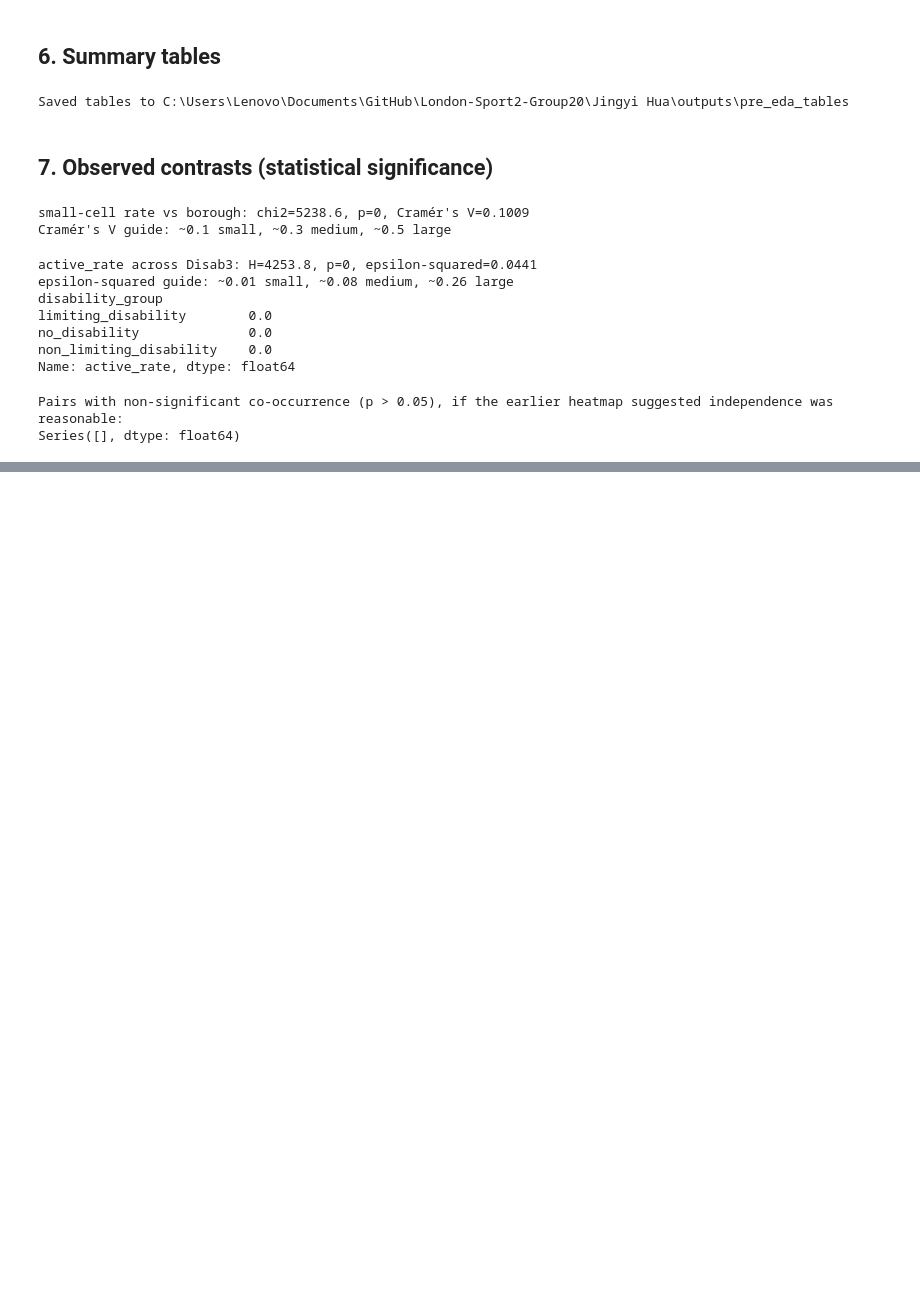
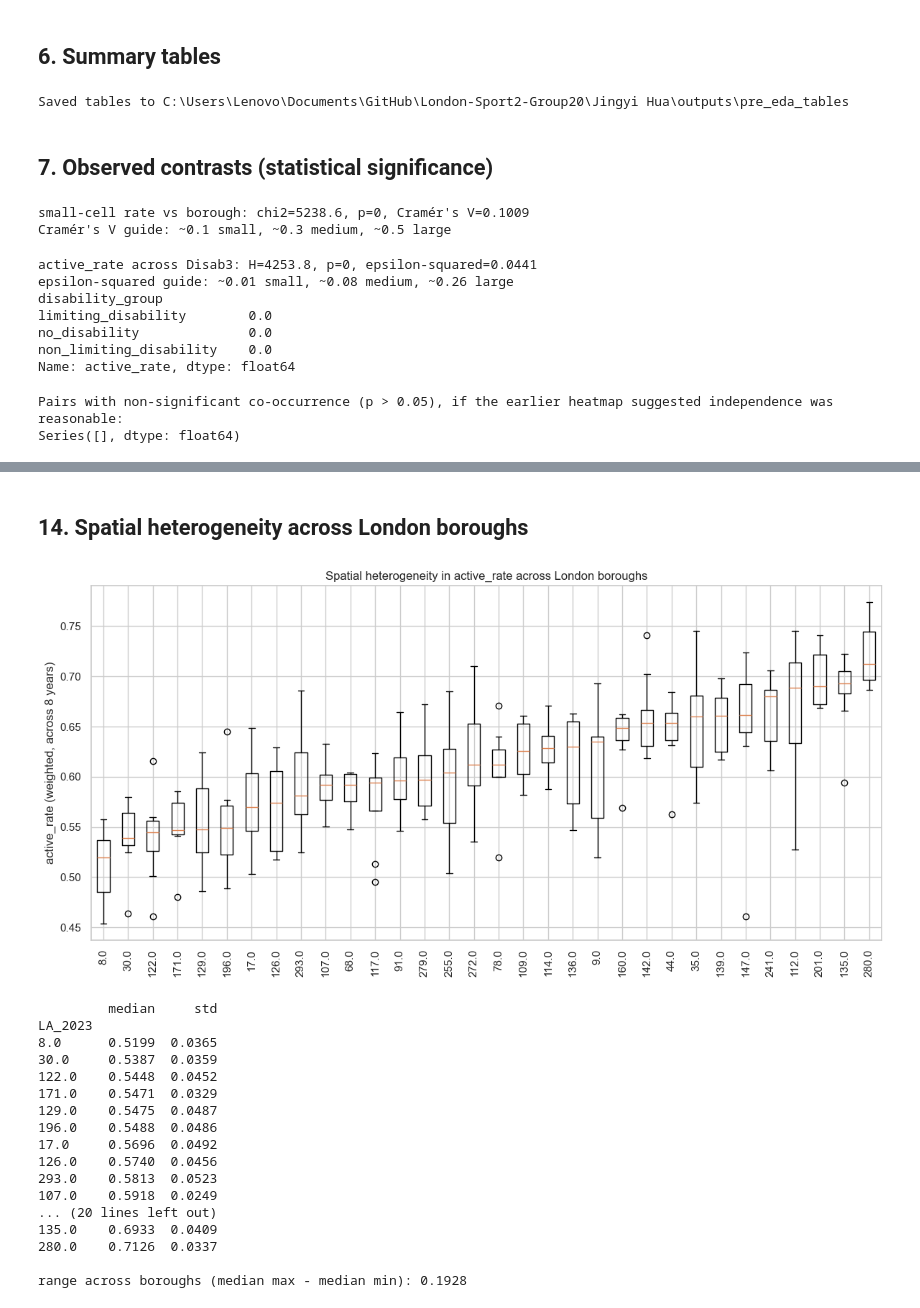
Before and after one commit to YifengMao666/London-Sport2-Group20, a Jupyter notebook: Jingyi Hua/notebooks/05_RQ3_pre_modeling_eda.ipynb, the cells around one changed output, grey strips where cells are left out. Drawn from its saved outputs; the diff is of its cells as text; code cells hidden in the pictures; blank space fills up the shorter version.

```diff
--- a/Jingyi Hua/notebooks/05_RQ3_pre_modeling_eda.ipynb
+++ b/Jingyi Hua/notebooks/05_RQ3_pre_modeling_eda.ipynb
@@ -311,0 +662,45 @@ Series([], dtype: float64)
+# %% [markdown]
+## 14. Spatial heterogeneity across London boroughs
+# %%
+borough_trend = (
+    valid_overall.groupby(['LA_2023', 'year'])
+    .apply(lambda g: np.average(g['active_rate'], weights=g['weighted_n']))
+    .rename('active')
+    .reset_index()
+)
+
+order = borough_trend.groupby('LA_2023')['active'].median().sort_values().index
+
+fig, ax = plt.subplots(figsize=(12, 6))
+data = [borough_trend.loc[borough_trend['LA_2023'] == b, 'active'].values for b in order]
+ax.boxplot(data, labels=order, vert=True)
+ax.set_xticklabels(order, rotation=90)
+ax.set_ylabel('active_rate (weighted, across 8 years)')
+ax.set_title('Spatial heterogeneity in active_rate across London boroughs')
+plt.tight_layout()
+plt.savefig(FIGURE_DIR / 'figure_14_borough_boxplot.png', dpi=150)
+plt.show()
+
+borough_summary = borough_trend.groupby('LA_2023')['active'].agg(['median', 'std']).sort_values('median')
+print(borough_summary.round(4))
+print()
+print('range across boroughs (median max - median min):', round(borough_summary['median'].max() - borough_summary['median'].min(), 4))
+# %% [output]
+[figure, added]
+         median     std
+LA_2023
+8.0      0.5199  0.0365
+30.0     0.5387  0.0359
+122.0    0.5448  0.0452
+171.0    0.5471  0.0329
+129.0    0.5475  0.0487
+196.0    0.5488  0.0486
+17.0     0.5696  0.0492
+126.0    0.5740  0.0456
+293.0    0.5813  0.0523
+107.0    0.5918  0.0249
+... (20 lines left out)
+135.0    0.6933  0.0409
+280.0    0.7126  0.0337
+
+range across boroughs (median max - median min): 0.1928
```
Also changed, not shown: parts of 17 cells of this notebook, 15 other files.
